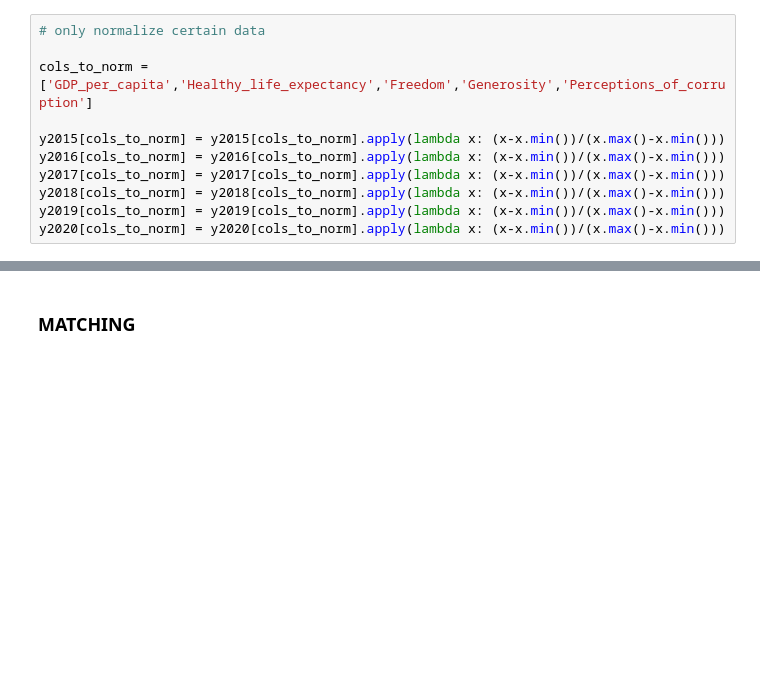
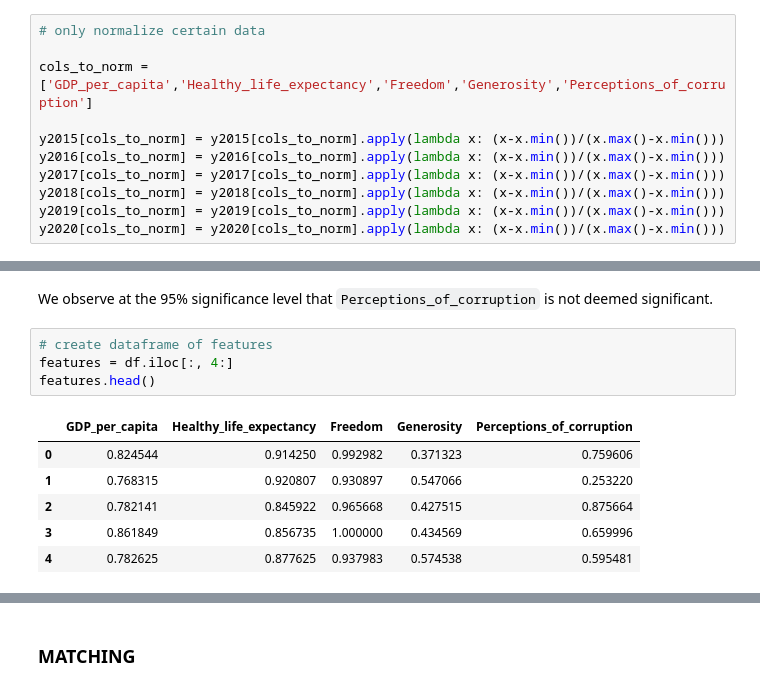
Before and after one commit to epfl-ada/ada-2020-project-milestone-p3-p3_spada, a Jupyter notebook: happiness.ipynb, the cells around one changed output, grey strips where cells are left out. Saved outputs shown, nothing was run; the diff lists cells and outputs as text; blank space fills up the shorter version.

```diff
--- a/happiness.ipynb
+++ b/happiness.ipynb
@@ -274,0 +302,13 @@ df.loc[df['Country']=="Switzerland"]
+# %% [markdown]
+We observe at the 95% significance level that `Perceptions_of_corruption` is not deemed significant.
+# %%
+# create dataframe of features
+features = df.iloc[:, 4:]
+features.head()
+# %% [output]
+|  | GDP_per_capita | Healthy_life_expectancy | Freedom | Generosity | Perceptions_of_corruption |
+| 0 | 0.824544 | 0.914250 | 0.992982 | 0.371323 | 0.759606 |
+| 1 | 0.768315 | 0.920807 | 0.930897 | 0.547066 | 0.253220 |
+| 2 | 0.782141 | 0.845922 | 0.965668 | 0.427515 | 0.875664 |
+| 3 | 0.861849 | 0.856735 | 1.000000 | 0.434569 | 0.659996 |
+| 4 | 0.782625 | 0.877625 | 0.937983 | 0.574538 | 0.595481 |
```
Also changed, not shown: parts of 4 cells of this notebook.
